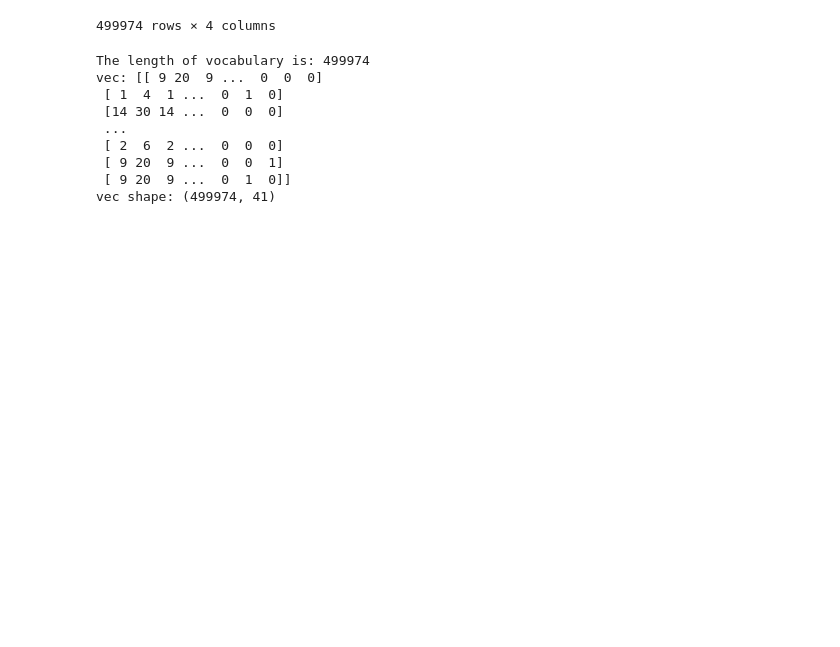
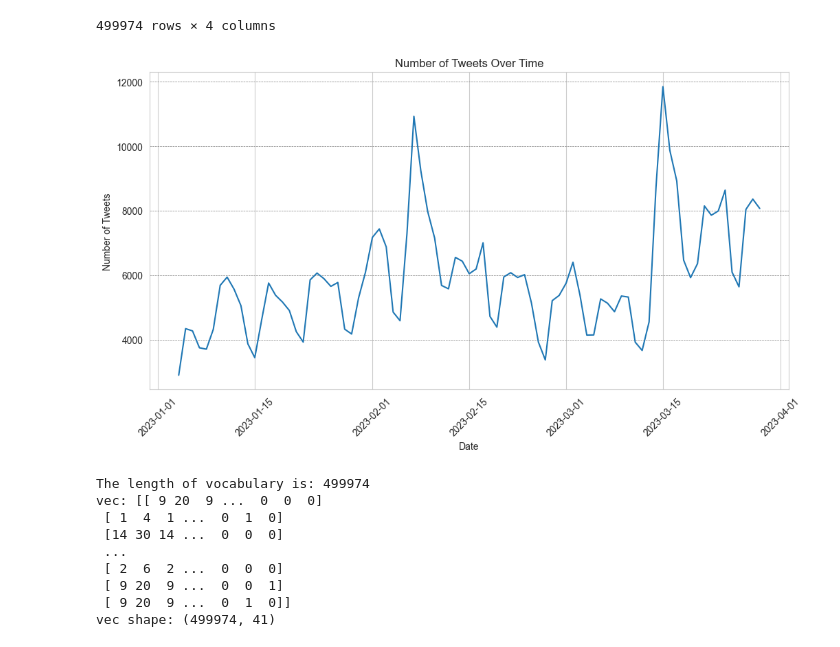
Before and after one commit to phuonganhdangamy/JSC270_HW4_2025_G17, a Jupyter notebook: part2_new.ipynb, the cells around one changed output. Cells and saved outputs as stored; diff of their text form; code cells hidden in the pictures; blank space fills up the shorter version.

```diff
--- a/part2_new.ipynb
+++ b/part2_new.ipynb
@@ -158,6 +164,28 @@ tw_data
 | 499972 | 2023-01-04 07:17:08+00:00 | I'm quite amazed by Chat GPT. A r... | 1.0 | ['im', 'quit', 'amaz', 'gpt', 're... |
 | 499973 | 2023-01-04 07:16:56+00:00 | I used chat gpt to get gym workou... | 0.0 | ['use', 'get', 'gym', 'workout', ... |
 499974 rows × 4 columns
+# %%
+# Group the number of tweets per day
+tweets_per_day = tw_data.resample('D').size()
+
+# Plot the number of tweets over time
+plt.figure(figsize=(12, 6))
+plt.plot(tweets_per_day.index, tweets_per_day.values, linestyle='-')
+
+# Formatting the plot
+plt.xlabel('Date')
+plt.ylabel('Number of Tweets')
+plt.title('Number of Tweets Over Time')
+
+# Customize x-axis to show more dates
+plt.xticks(rotation=45)
+
+# Customize grid to be horizontal dash lines
+plt.grid(axis='y', linestyle='--', color='gray', linewidth=0.5)
+
+plt.show()
+# %% [output]
+[figure, added]
 # %%
 from sklearn.feature_extraction.text import CountVectorizer
 
```
Also changed, not shown: parts of 23 cells of this notebook.
